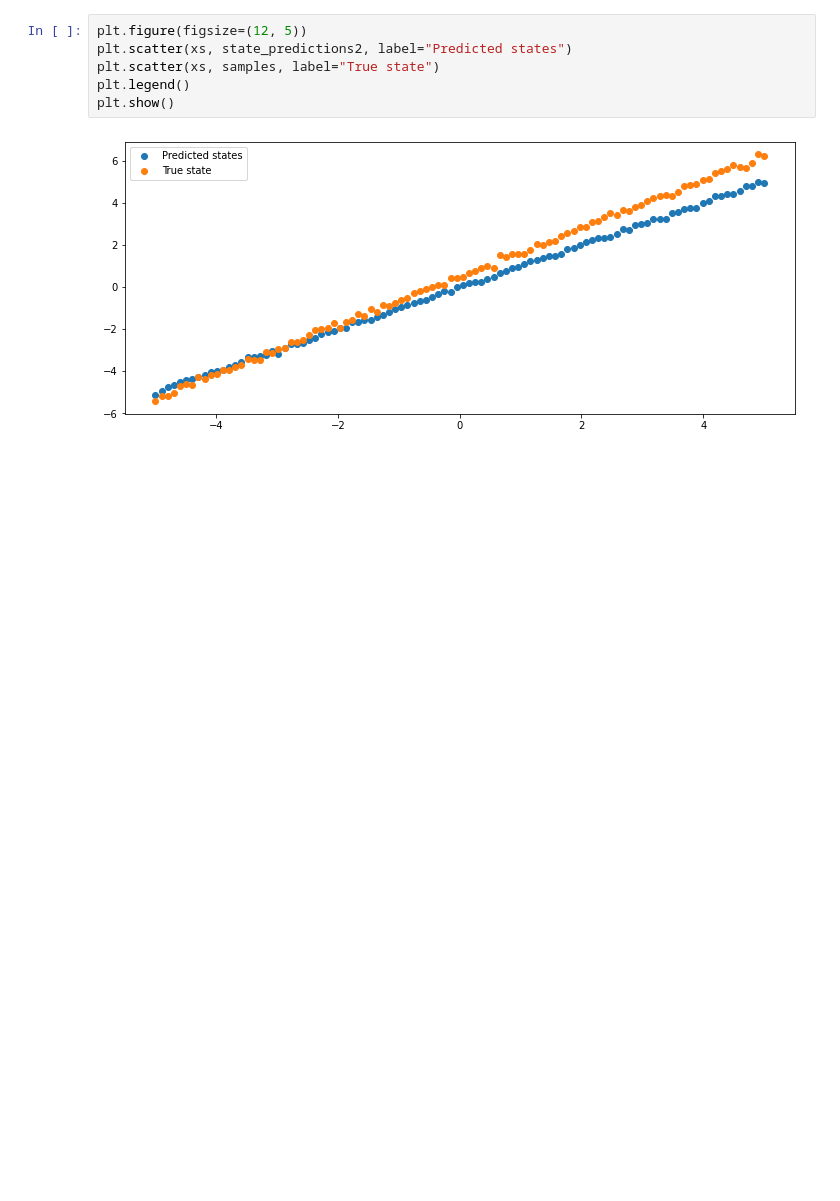
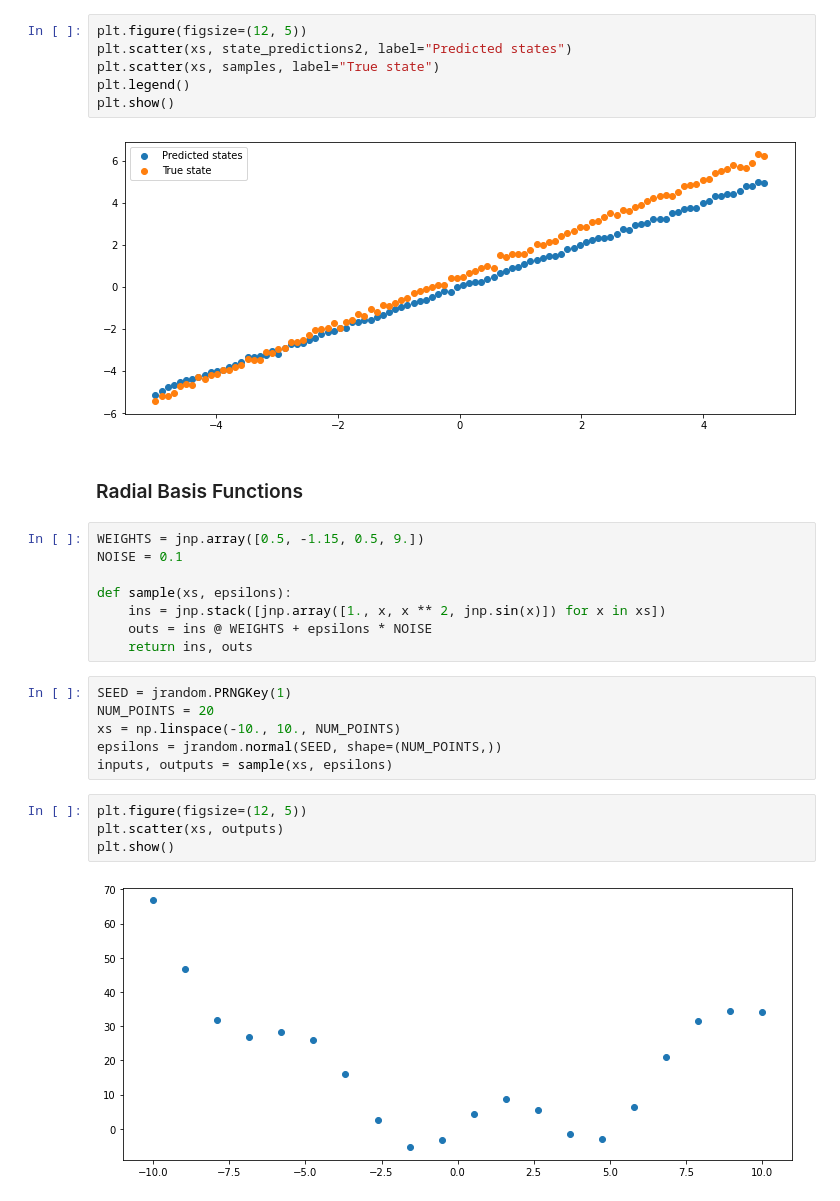
Before and after one commit to Archibald-Lafraik/pipps, a Jupyter notebook: pilco/model_learning.ipynb, the cells around one changed output. Saved outputs shown, nothing was run; the diff lists cells and outputs as text; blank space fills up the shorter version.

```diff
--- a/pilco/model_learning.ipynb
+++ b/pilco/model_learning.ipynb
@@ -141,3 +145,25 @@ plt.legend()
 plt.show()
 # %% [output]
 [figure]
+# %% [markdown]
+### Radial Basis Functions
+# %%
+WEIGHTS = jnp.array([0.5, -1.15, 0.5, 9.])
+NOISE = 0.1
+
+def sample(xs, epsilons):
+    ins = jnp.stack([jnp.array([1., x, x ** 2, jnp.sin(x)]) for x in xs])
+    outs = ins @ WEIGHTS + epsilons * NOISE
+    return ins, outs
+# %%
+SEED = jrandom.PRNGKey(1)
+NUM_POINTS = 20
+xs = np.linspace(-10., 10., NUM_POINTS)
+epsilons = jrandom.normal(SEED, shape=(NUM_POINTS,))
+inputs, outputs = sample(xs, epsilons)
+# %%
+plt.figure(figsize=(12, 5))
+plt.scatter(xs, outputs)
+plt.show()
+# %% [output]
+[figure, added]
```
Also changed, not shown: parts of 7 cells of this notebook, 8 other files.
